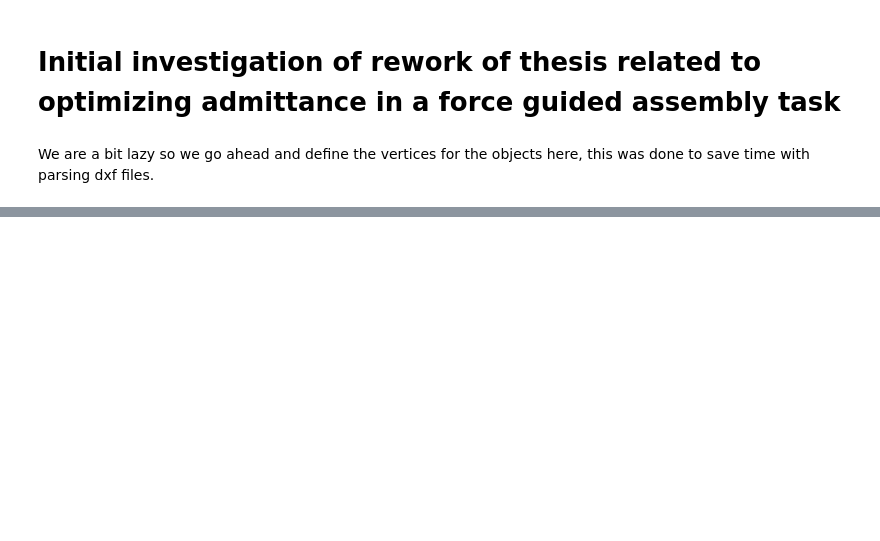
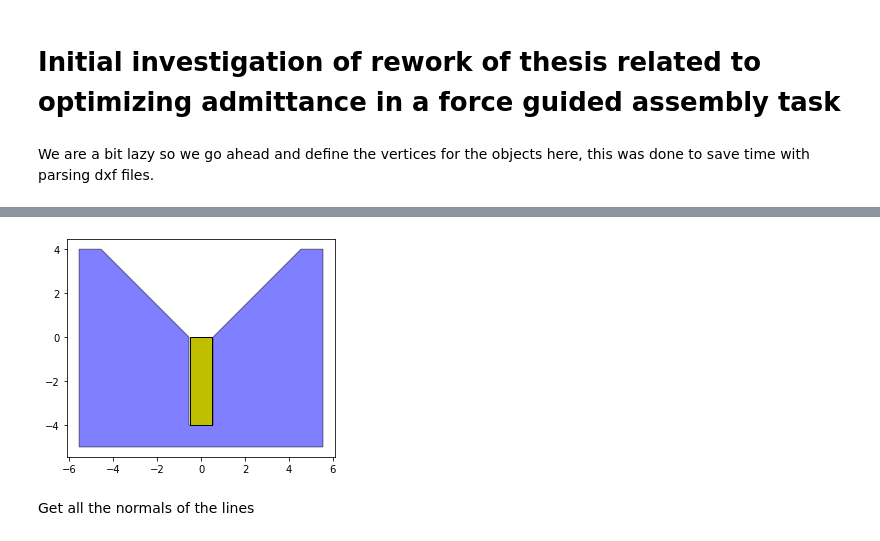
Before and after one commit to fernardz/ContactStateGeneration, a Jupyter notebook: Pt1 Contact States/Investigation.ipynb, the cells around one changed output, grey strips where cells are left out. Cells and saved outputs as stored; diff of their text form; code cells hidden in the pictures; blank space fills up the shorter version.

```diff
--- a/Pt1 Contact States/Investigation.ipynb
+++ b/Pt1 Contact States/Investigation.ipynb
@@ -80,0 +98,10 @@ plot_poly([figObjA, figObjB])
+# %%
+polygonA = Polygon(VertA)
+patchA = PolygonPatch(polygonA, fc="b", alpha=0.5)
+polygonB = Polygon(VertB)
+patchB = PolygonPatch(polygonB, fc="y")
+plot_shape([patchA, patchB])
+# %% [output]
+[figure, added]
+# %% [markdown]
+Get all the normals of the lines
```
Also changed, not shown: parts of 16 cells of this notebook.
